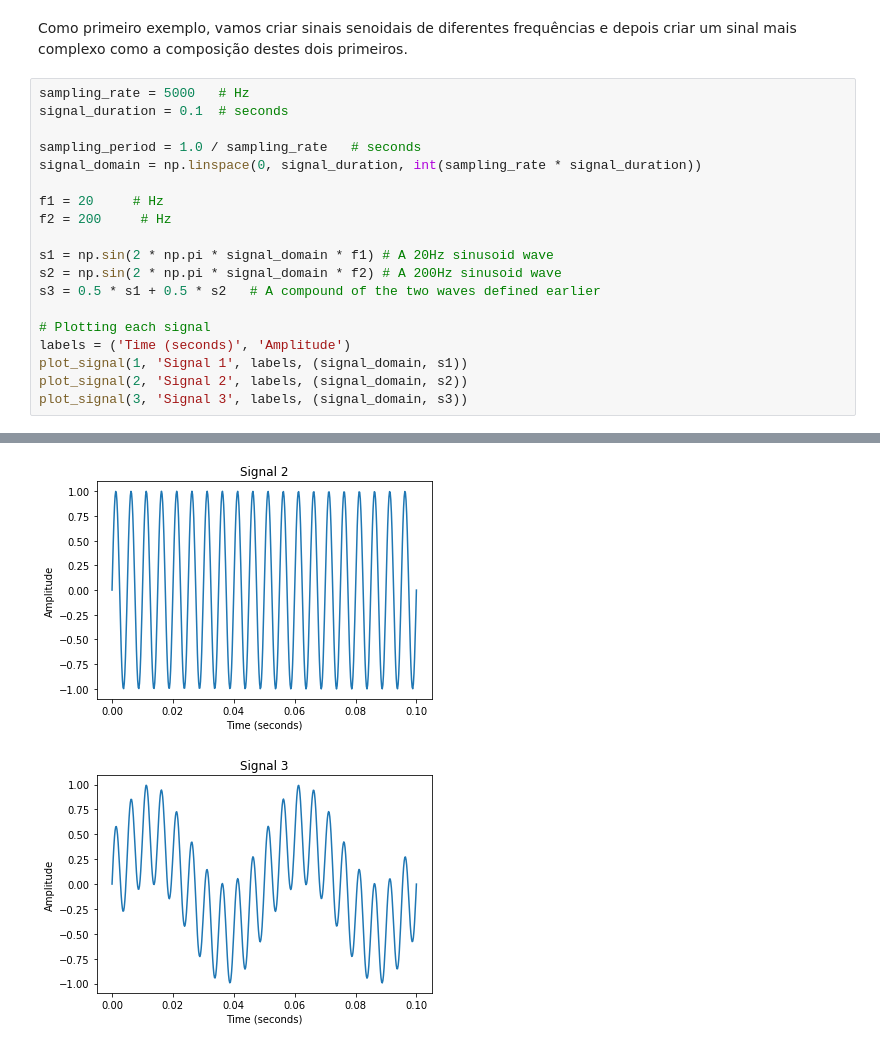
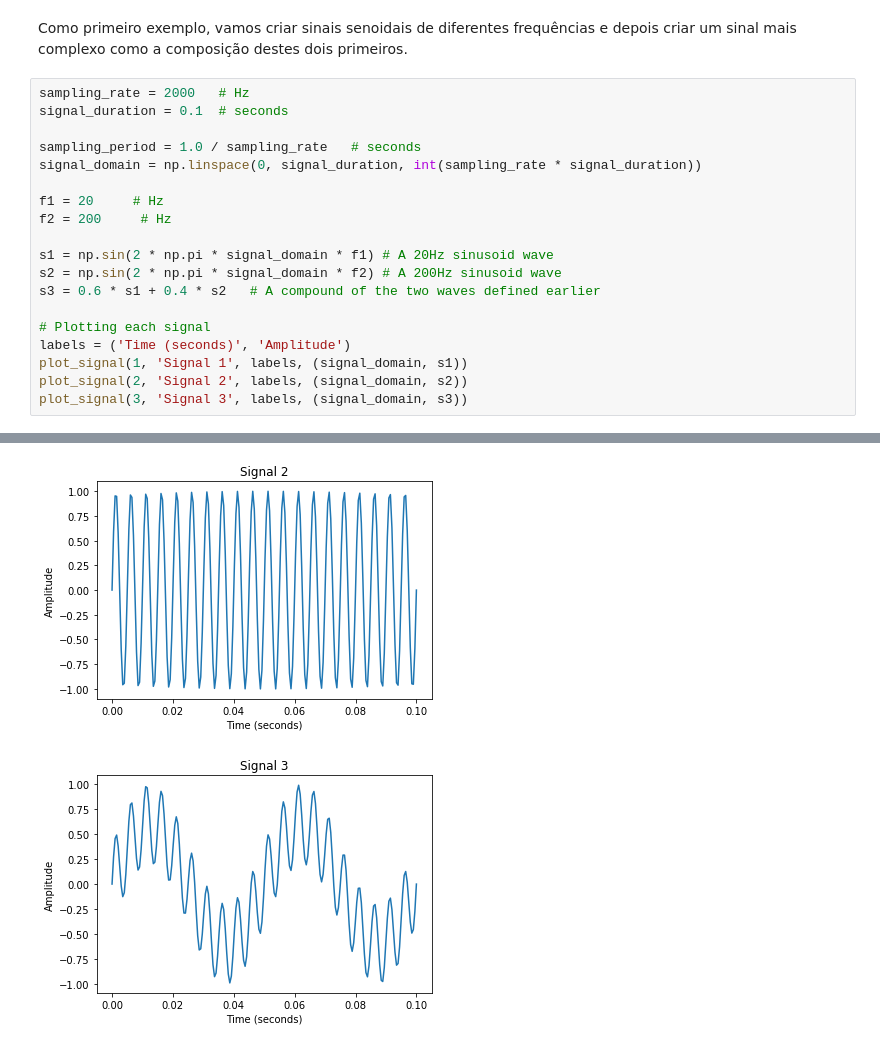
Before and after one commit to itsmealves/lab-sistemas-comunicacao, a Jupyter notebook: filtros.ipynb, the cells around one changed output, grey strips where cells are left out. Drawn from its saved outputs; the diff is of its cells as text.

```diff
--- a/filtros.ipynb
+++ b/filtros.ipynb
@@ -77,25 +92,25 @@ def plot_filter_response(figure, f):
 # %% [markdown]
 Como primeiro exemplo, vamos criar sinais senoidais de diferentes frequências e depois criar um sinal mais complexo como a composição destes dois primeiros.
 # %%
-sampling_rate = 5000   # Hz
+sampling_rate = 2000   # Hz
 signal_duration = 0.1  # seconds
 
 sampling_period = 1.0 / sampling_rate   # seconds
 signal_domain = np.linspace(0, signal_duration, int(sampling_rate * signal_duration))
 
 f1 = 20     # Hz
 f2 = 200     # Hz
 
 s1 = np.sin(2 * np.pi * signal_domain * f1) # A 20Hz sinusoid wave
 s2 = np.sin(2 * np.pi * signal_domain * f2) # A 200Hz sinusoid wave
-s3 = 0.5 * s1 + 0.5 * s2   # A compound of the two waves defined earlier
+s3 = 0.6 * s1 + 0.4 * s2   # A compound of the two waves defined earlier
 
 # Plotting each signal
 labels = ('Time (seconds)', 'Amplitude')
 plot_signal(1, 'Signal 1', labels, (signal_domain, s1))
 plot_signal(2, 'Signal 2', labels, (signal_domain, s2))
 plot_signal(3, 'Signal 3', labels, (signal_domain, s3))
 # %% [output]
 [figure]
-[figure, old version]
+[figure, new version]
-[figure, old version]
+[figure, new version]
```
Also changed, not shown: parts of 20 cells of this notebook, 3 other files.
